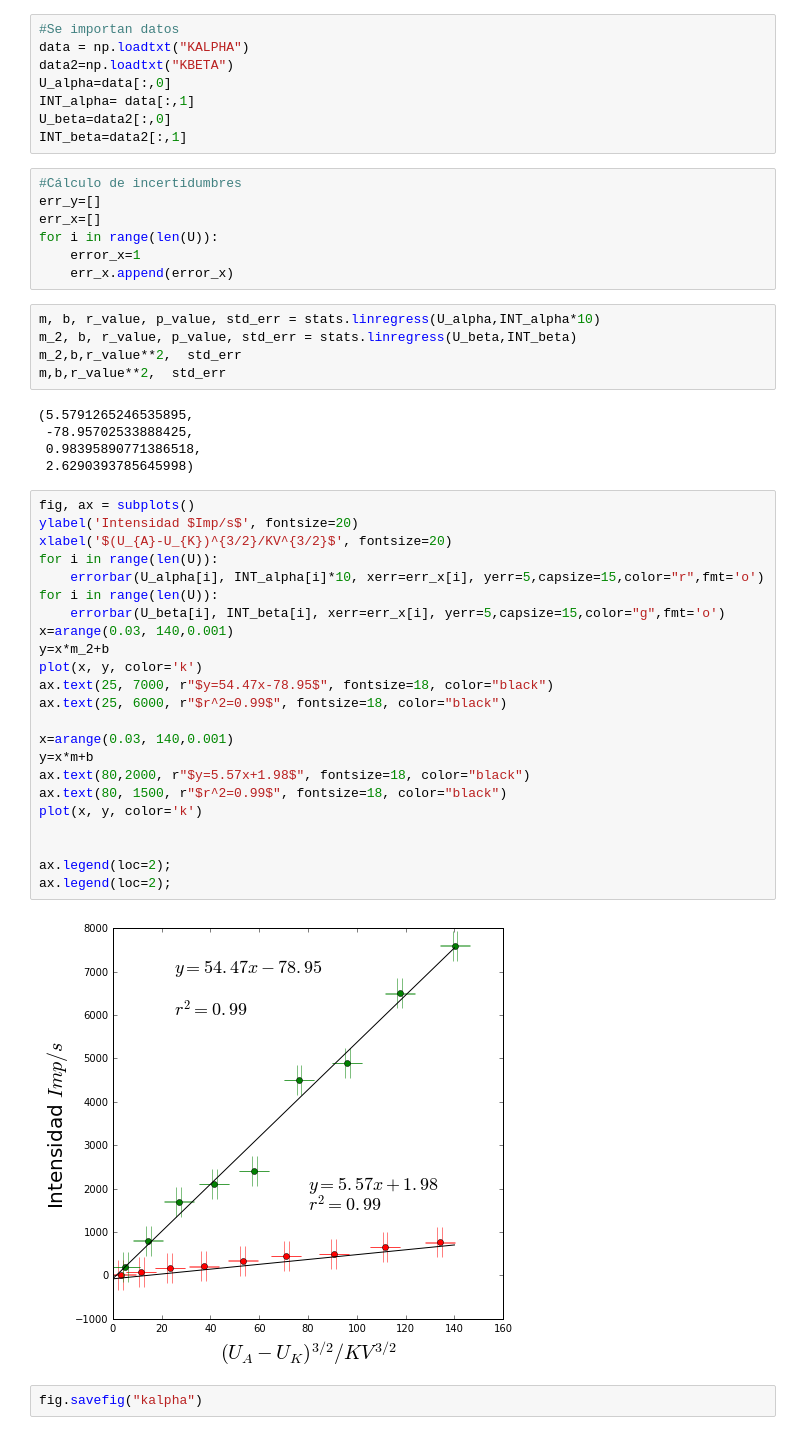
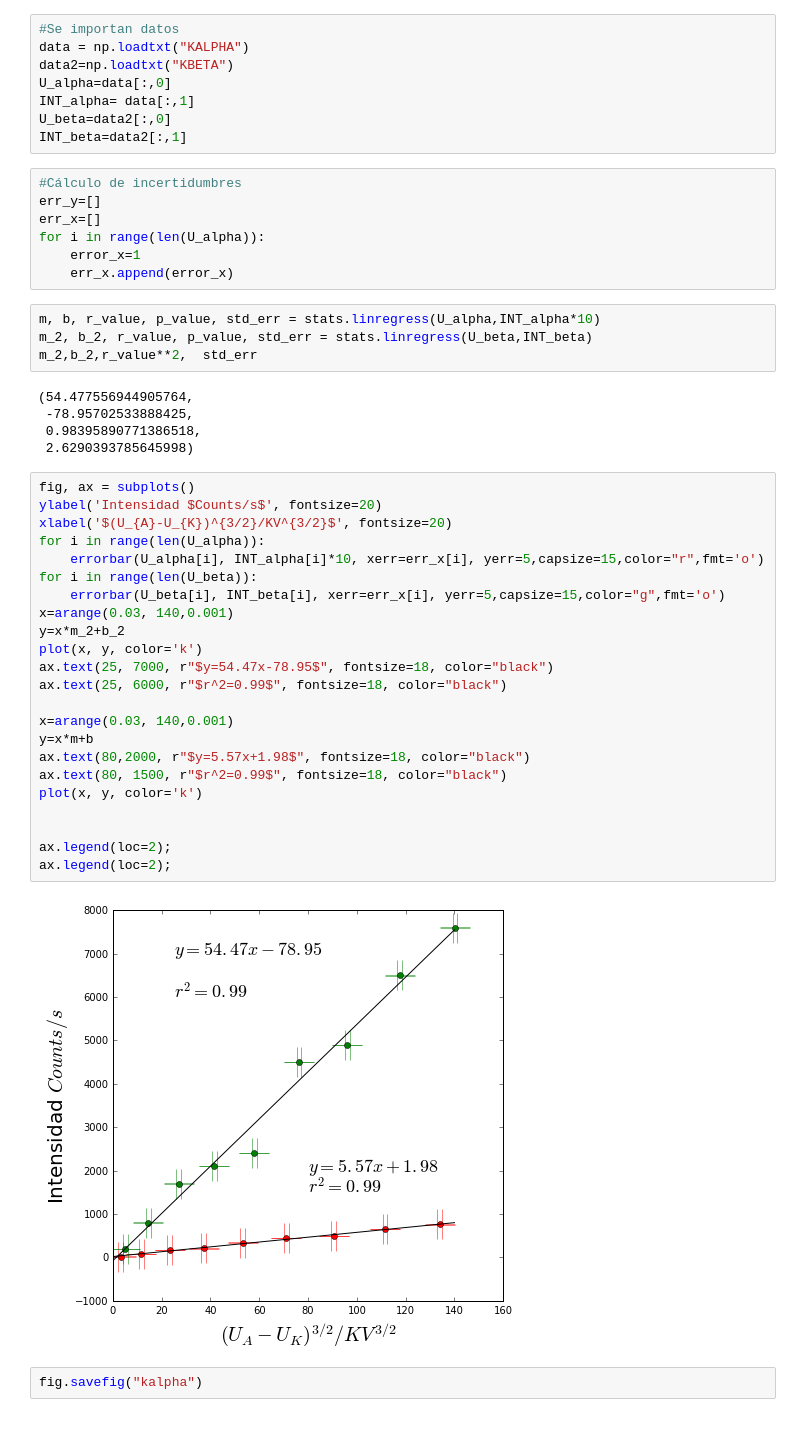
Before and after one commit to OscarGarzon/PROGRAMAS-PYTHON, a Jupyter notebook: RAYOS X/K_ALPHA_K_BETA/k_alpha.ipynb, the cells around one changed output. Saved outputs shown, nothing was run; the diff lists cells and outputs as text.

```diff
--- a/RAYOS X/K_ALPHA_K_BETA/k_alpha.ipynb
+++ b/RAYOS X/K_ALPHA_K_BETA/k_alpha.ipynb
@@ -27,44 +27,43 @@ INT_beta=data2[:,1]
 #Cálculo de incertidumbres
 err_y=[]
 err_x=[]
-for i in range(len(U)):
+for i in range(len(U_alpha)):
     error_x=1
     err_x.append(error_x)
 # %%
 m, b, r_value, p_value, std_err = stats.linregress(U_alpha,INT_alpha*10)
-m_2, b, r_value, p_value, std_err = stats.linregress(U_beta,INT_beta)
-m_2,b,r_value**2,  std_err
-m,b,r_value**2,  std_err
+m_2, b_2, r_value, p_value, std_err = stats.linregress(U_beta,INT_beta)
+m_2,b_2,r_value**2,  std_err
 # %% [output]
-(5.5791265246535895,
+(54.477556944905764,
  -78.95702533888425,
  0.98395890771386518,
  2.6290393785645998)
 # %%
 fig, ax = subplots()
-ylabel('Intensidad $Imp/s$', fontsize=20)
+ylabel('Intensidad $Counts/s$', fontsize=20)
 xlabel('$(U_{A}-U_{K})^{3/2}/KV^{3/2}$', fontsize=20)
-for i in range(len(U)):
+for i in range(len(U_alpha)):
     errorbar(U_alpha[i], INT_alpha[i]*10, xerr=err_x[i], yerr=5,capsize=15,color="r",fmt='o')
-for i in range(len(U)):
+for i in range(len(U_beta)):
     errorbar(U_beta[i], INT_beta[i], xerr=err_x[i], yerr=5,capsize=15,color="g",fmt='o')
 x=arange(0.03, 140,0.001)
-y=x*m_2+b
+y=x*m_2+b_2
 plot(x, y, color='k')
 ax.text(25, 7000, r"$y=54.47x-78.95$", fontsize=18, color="black")
 ax.text(25, 6000, r"$r^2=0.99$", fontsize=18, color="black")
 
 x=arange(0.03, 140,0.001)
 y=x*m+b
 ax.text(80,2000, r"$y=5.57x+1.98$", fontsize=18, color="black")
 ax.text(80, 1500, r"$r^2=0.99$", fontsize=18, color="black")
 plot(x, y, color='k')
 
 
 ax.legend(loc=2);
 ax.legend(loc=2);
 # %% [output]
-[figure, old version]
+[figure, new version]
 # %%
 fig.savefig("kalpha")
 # %%
```
Also changed, not shown: parts of 3 cells of this notebook, 7 other files.
